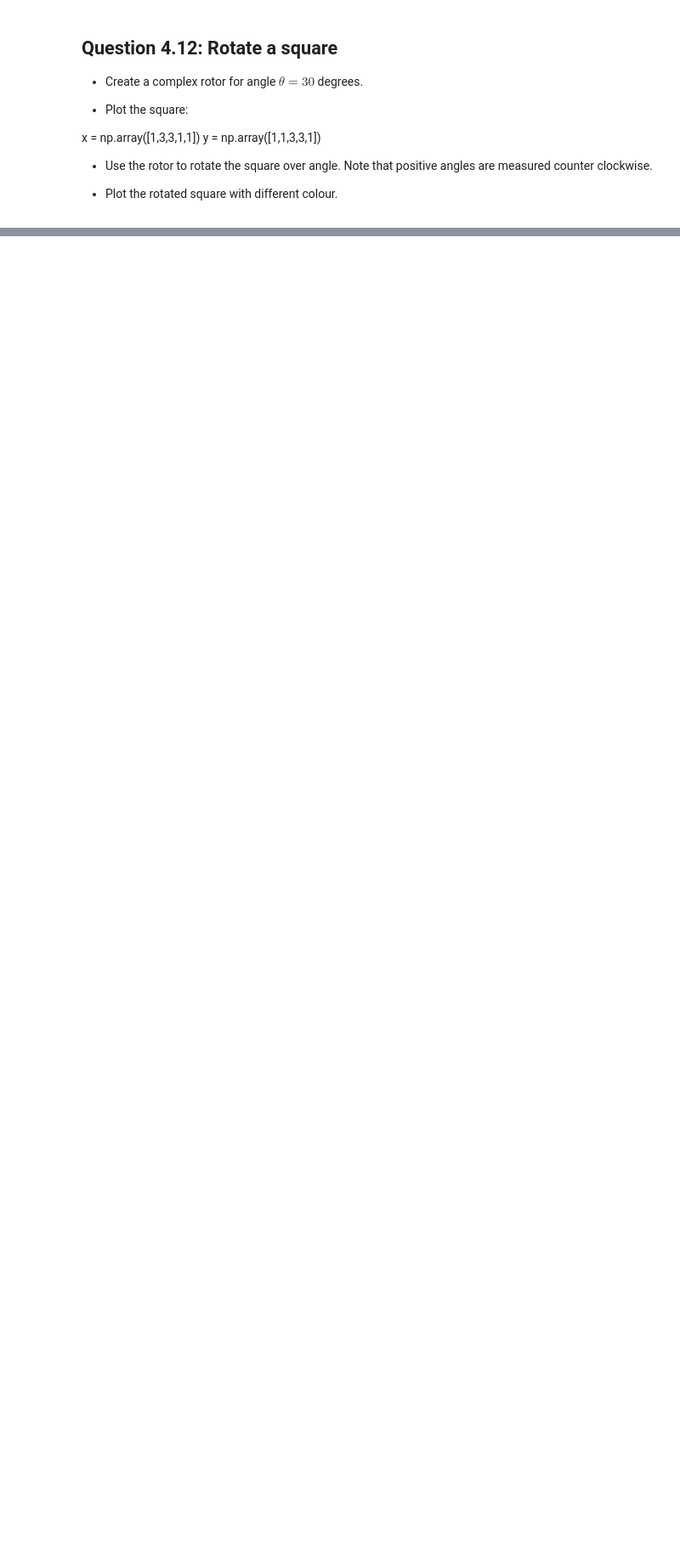
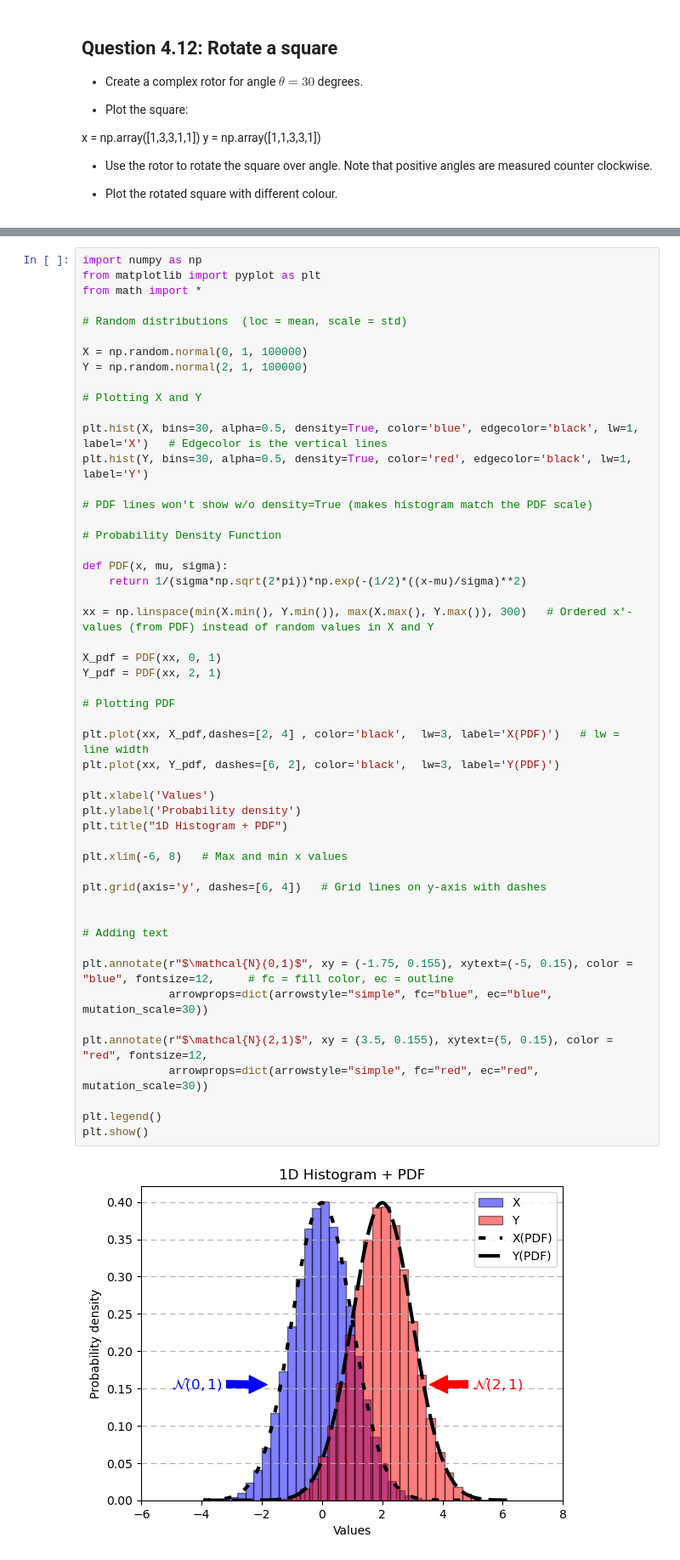
Before and after one commit to skokkola/PROGNUM-repo, a Jupyter notebook: Task4/SessionQuiz4.ipynb, the cells around one changed output, grey strips where cells are left out. Shown at 85% size. Drawn from its saved outputs; the diff is of its cells as text; blank space fills up the shorter version.

```diff
--- a/Task4/SessionQuiz4.ipynb
+++ b/Task4/SessionQuiz4.ipynb
@@ -319,0 +495,53 @@ SyntaxError: cannot assign to expression here. Maybe you meant '==' instead of '
+# %%
+import numpy as np
+from matplotlib import pyplot as plt
+from math import *
+
+# Random distributions  (loc = mean, scale = std)
+
+X = np.random.normal(0, 1, 100000)
+Y = np.random.normal(2, 1, 100000)
+
+# Plotting X and Y
+
+plt.hist(X, bins=30, alpha=0.5, density=True, color='blue', edgecolor='black', lw=1, label='X')   # Edgecolor is the vertical lines
+plt.hist(Y, bins=30, alpha=0.5, density=True, color='red', edgecolor='black', lw=1, label='Y')
+
+# PDF lines won't show w/o density=True (makes histogram match the PDF scale)
+
+# Probability Density Function
+
+def PDF(x, mu, sigma):
+    return 1/(sigma*np.sqrt(2*pi))*np.exp(-(1/2)*((x-mu)/sigma)**2)
+
+xx = np.linspace(min(X.min(), Y.min()), max(X.max(), Y.max()), 300)   # Ordered x'-values (from PDF) instead of random values in X and Y
+
+X_pdf = PDF(xx, 0, 1)
+Y_pdf = PDF(xx, 2, 1)
+
+# Plotting PDF
+
+plt.plot(xx, X_pdf,dashes=[2, 4] , color='black',  lw=3, label='X(PDF)')   # lw = line width
+plt.plot(xx, Y_pdf, dashes=[6, 2], color='black',  lw=3, label='Y(PDF)')
+
+plt.xlabel('Values')
+plt.ylabel('Probability density')
+plt.title("1D Histogram + PDF")
+
+plt.xlim(-6, 8)   # Max and min x values
+
+plt.grid(axis='y', dashes=[6, 4])   # Grid lines on y-axis with dashes
+
+
+# Adding text
+
+plt.annotate(r"$\mathcal{N}(0,1)$", xy = (-1.75, 0.155), xytext=(-5, 0.15), color = "blue", fontsize=12,     # fc = fill color, ec = outline
+             arrowprops=dict(arrowstyle="simple", fc="blue", ec="blue", mutation_scale=30))
+
+plt.annotate(r"$\mathcal{N}(2,1)$", xy = (3.5, 0.155), xytext=(5, 0.15), color = "red", fontsize=12,
+             arrowprops=dict(arrowstyle="simple", fc="red", ec="red", mutation_scale=30))
+
+plt.legend()
+plt.show()
+# %% [output]
+[figure, added]
```
Also changed, not shown: parts of 17 cells of this notebook, 5 other files.
